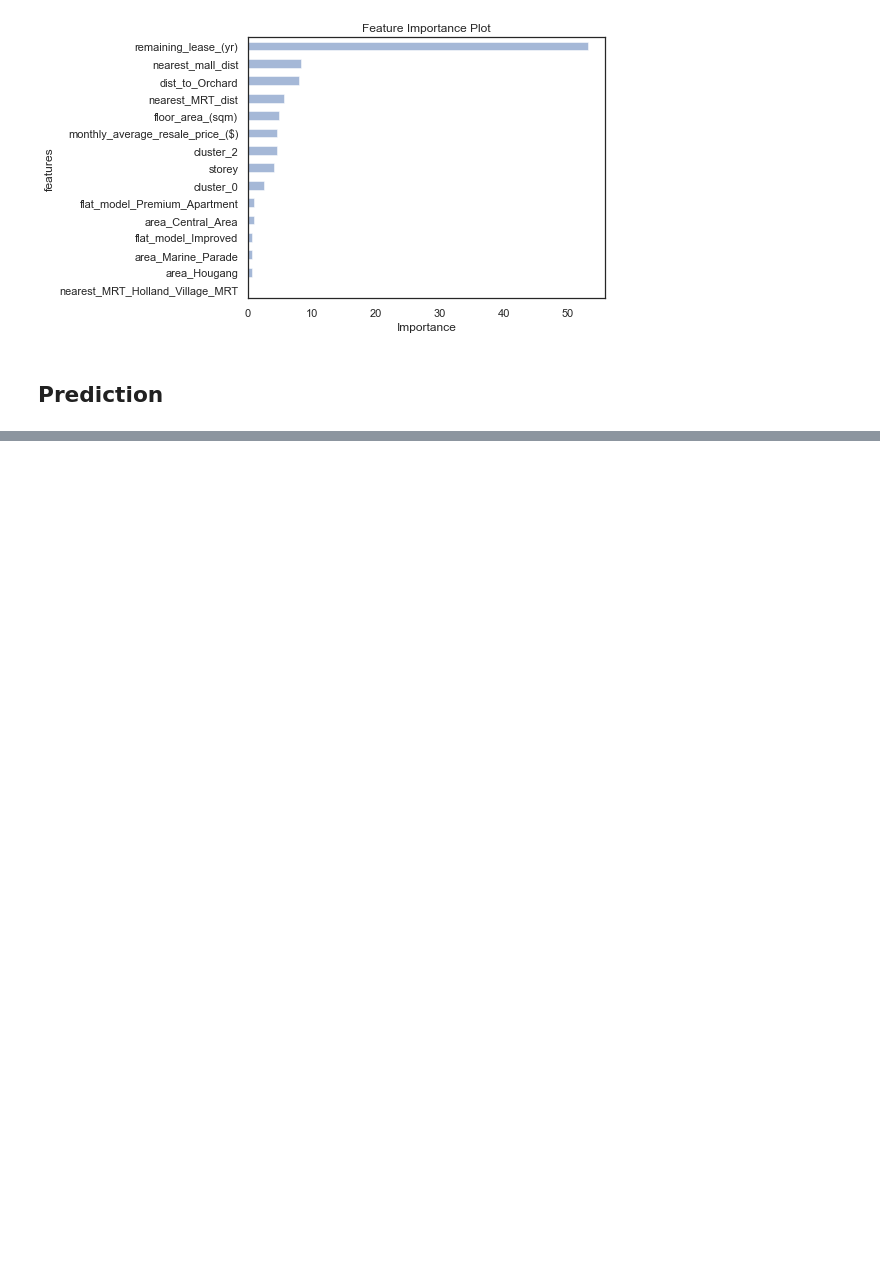
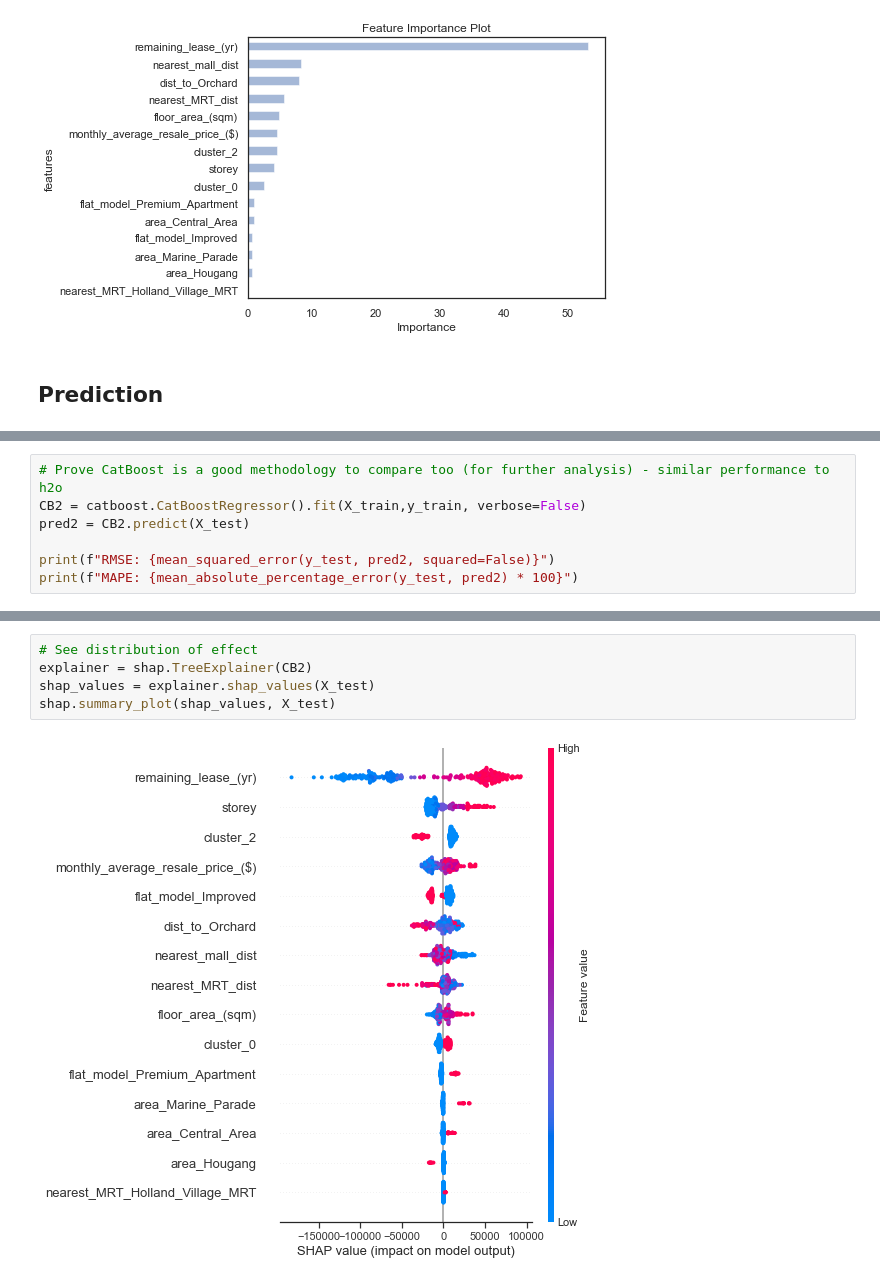
Before and after one commit to daphne-jr/rooroo, a Jupyter notebook: Analysis.ipynb, the cells around one changed output, grey strips where cells are left out. Saved outputs shown, nothing was run; the diff lists cells and outputs as text; blank space fills up the shorter version.

Commit message:
SHAP values analysis

```diff
--- a/Analysis.ipynb
+++ b/Analysis.ipynb
@@ -625,0 +630,7 @@ stackedensemble prediction progress: |██████████████
+# %%
+# Prove CatBoost is a good methodology to compare too (for further analysis) - similar performance to h2o
+CB2 = catboost.CatBoostRegressor().fit(X_train,y_train, verbose=False)
+pred2 = CB2.predict(X_test)
+
+print(f"RMSE: {mean_squared_error(y_test, pred2, squared=False)}")
+print(f"MAPE: {mean_absolute_percentage_error(y_test, pred2) * 100}")
@@ -625,0 +648,7 @@ stackedensemble prediction progress: |██████████████
+# %%
+# See distribution of effect
+explainer = shap.TreeExplainer(CB2)
+shap_values = explainer.shap_values(X_test)
+shap.summary_plot(shap_values, X_test)
+# %% [output]
+[figure, added]
```
Also changed, not shown: parts of 12 cells of this notebook, 4 other files.
